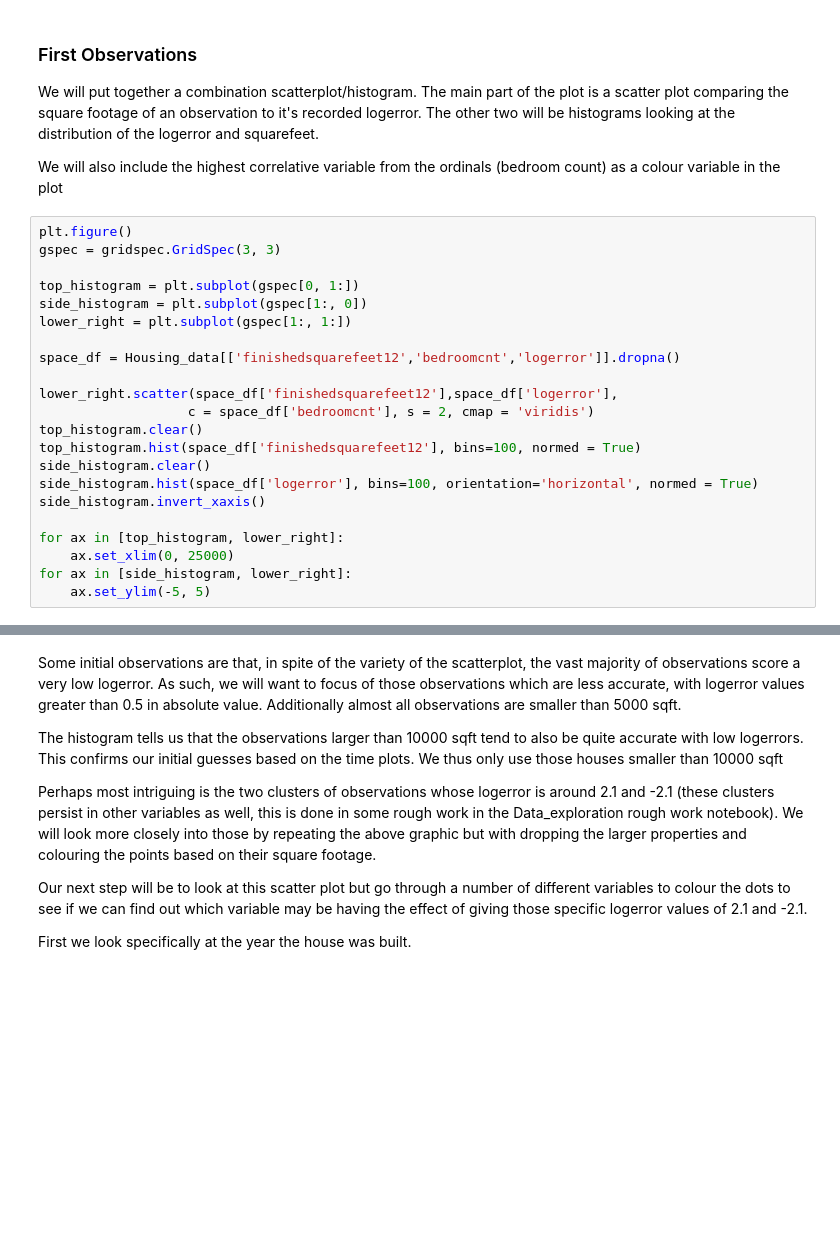
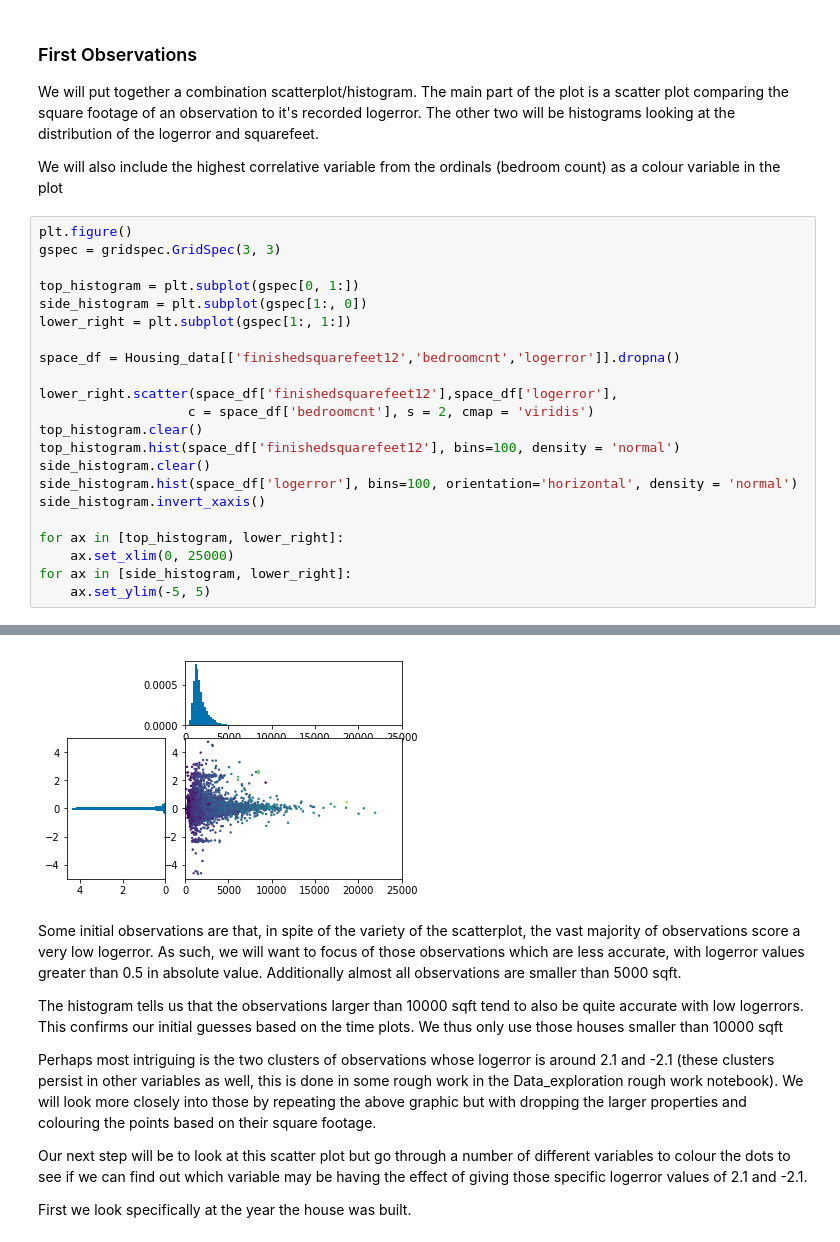
Before and after one commit to Eric-Ens/Capstone_project_1, a Jupyter notebook: Data_Storytelling.ipynb, the cells around one changed output, grey strips where cells are left out. Saved outputs shown, nothing was run; the diff lists cells and outputs as text; blank space fills up the shorter version.

```diff
--- a/Data_Storytelling.ipynb
+++ b/Data_Storytelling.ipynb
@@ -107,9 +106,9 @@ space_df = Housing_data[['finishedsquarefeet12','bedroomcnt','logerror']].dropna
 lower_right.scatter(space_df['finishedsquarefeet12'],space_df['logerror'],
                    c = space_df['bedroomcnt'], s = 2, cmap = 'viridis')
 top_histogram.clear()
-top_histogram.hist(space_df['finishedsquarefeet12'], bins=100, normed = True)
+top_histogram.hist(space_df['finishedsquarefeet12'], bins=100, density = 'normal')
 side_histogram.clear()
-side_histogram.hist(space_df['logerror'], bins=100, orientation='horizontal', normed = True)
+side_histogram.hist(space_df['logerror'], bins=100, orientation='horizontal', density = 'normal')
 side_histogram.invert_xaxis()
 
 for ax in [top_histogram, lower_right]:
@@ -122,3 +119,4 @@ for ax in [side_histogram, lower_right]:
+[figure, added]
 # %% [markdown]
 Some initial observations are that, in spite of the variety of the scatterplot, the vast majority of observations score a very low logerror. As such, we will want to focus of those observations which are less accurate, with logerror values greater than 0.5 in absolute value. Additionally almost all observations are smaller than 5000 sqft.
 
```
Also changed, not shown: parts of 9 cells of this notebook, 3 other files.
